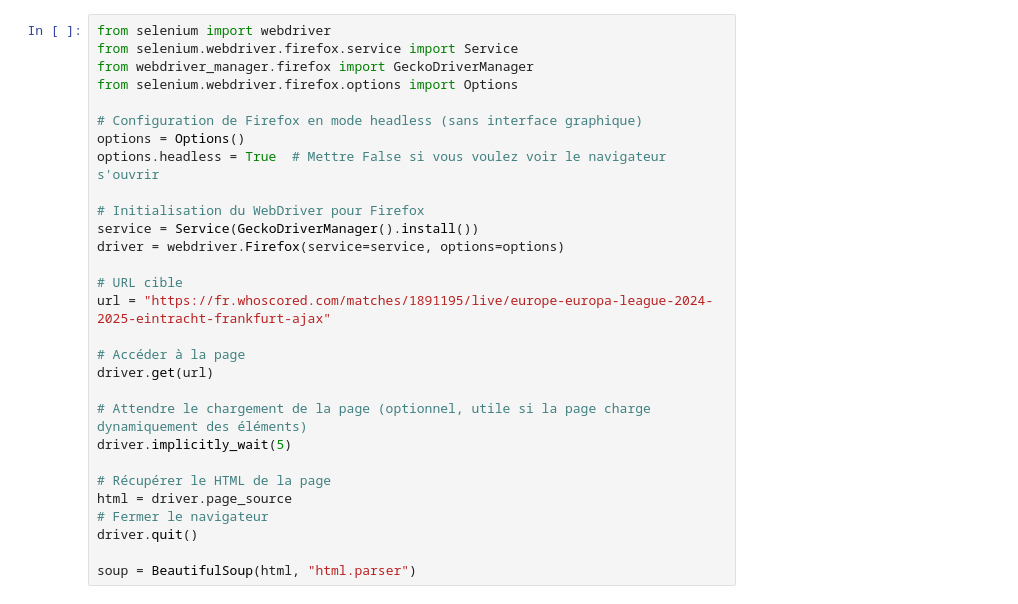
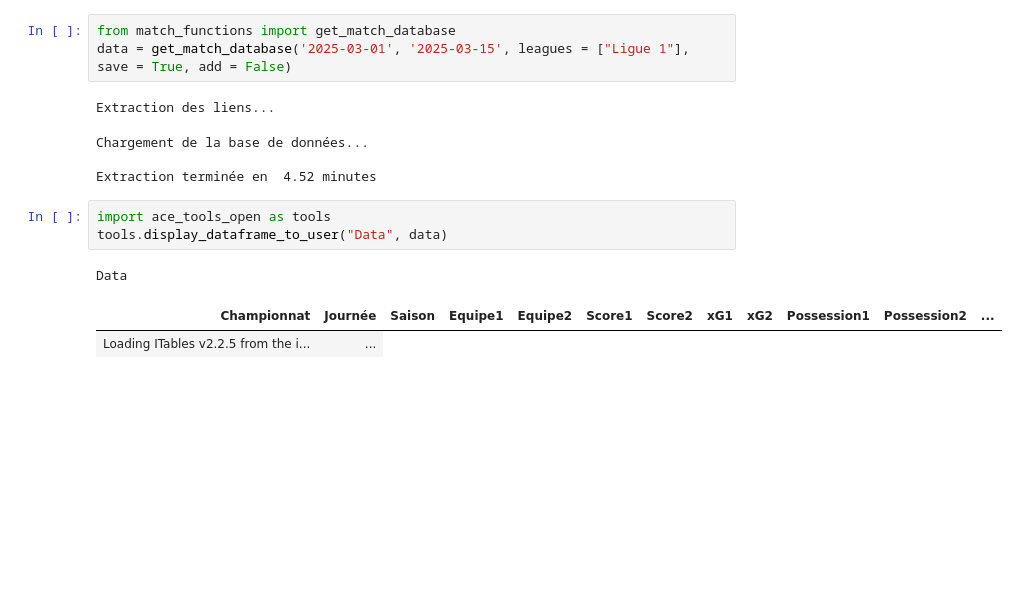
Before and after one commit to abusche/Football-Database, a Jupyter notebook: Rate.ipynb, the cells around one changed output. Saved outputs shown, nothing was run; the diff lists cells and outputs as text; blank space fills up the shorter version.

```diff
--- a/Rate.ipynb
+++ b/Rate.ipynb
@@ -64,29 +1,15 @@ Successfully installed python-dotenv-1.0.1 webdriver-manager-4.0.2
-# %%
-from selenium import webdriver
-from selenium.webdriver.firefox.service import Service
-from webdriver_manager.firefox import GeckoDriverManager
-from selenium.webdriver.firefox.options import Options
-
-# Configuration de Firefox en mode headless (sans interface graphique)
-options = Options()
-options.headless = True  # Mettre False si vous voulez voir le navigateur s'ouvrir
-
-# Initialisation du WebDriver pour Firefox
-service = Service(GeckoDriverManager().install())
-driver = webdriver.Firefox(service=service, options=options)
-
-# URL cible
-url = "https://fr.whoscored.com/matches/1891195/live/europe-europa-league-2024-2025-eintracht-frankfurt-ajax"
-
-# Accéder à la page
-driver.get(url)
-
-# Attendre le chargement de la page (optionnel, utile si la page charge dynamiquement des éléments)
-driver.implicitly_wait(5)
-
-# Récupérer le HTML de la page
-html = driver.page_source
-# Fermer le navigateur
-driver.quit()
-
-soup = BeautifulSoup(html, "html.parser")
+# %%
+from match_functions import get_match_database
+data = get_match_database('2025-03-01', '2025-03-15', leagues = ["Ligue 1"], save = True, add = False)
+# %% [output]
+Extraction des liens...
+Chargement de la base de données...
+
+Extraction terminée en  4.52 minutes
+# %%
+import ace_tools_open as tools
+tools.display_dataframe_to_user("Data", data)
+# %% [output]
+Data
+| Championnat | Journée | Saison | Equipe1 | Equipe2 | Score1 | Score2 | xG1 | xG2 | Possession1 | Possession2 | ... |
+| Loading ITables v2.2.5 from the i... | ... |
```
Also changed, not shown: parts of 9 cells of this notebook, 1 other file.
